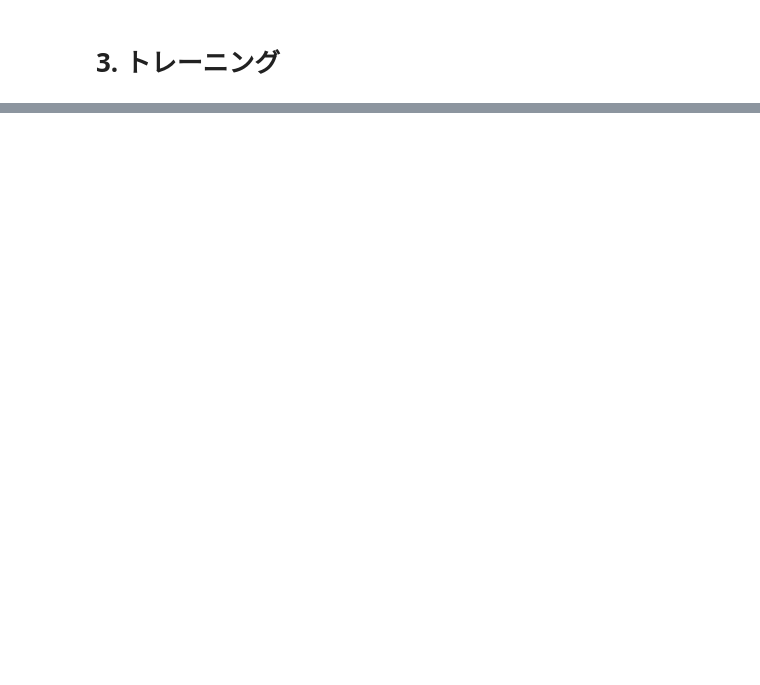
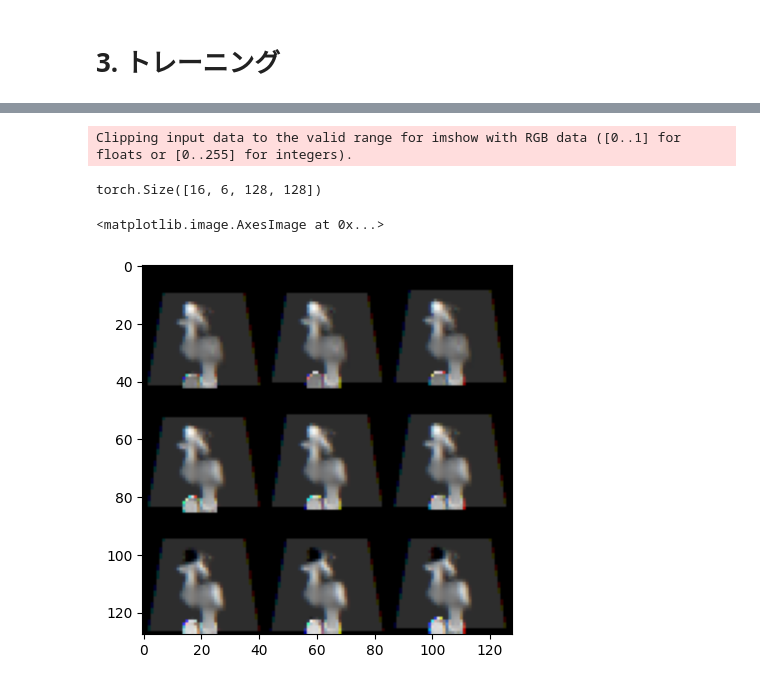
Before and after one commit to magic-sword/PyTorch-Deep-Modality-Blending-Networks, a Jupyter notebook: main.ipynb, the cells around one changed output, grey strips where cells are left out. Saved outputs shown, nothing was run; the diff lists cells and outputs as text; code cells hidden in the pictures; blank space fills up the shorter version.

```diff
--- a/main.ipynb
+++ b/main.ipynb
@@ -243,0 +326,23 @@ for step in range(max_training_step):
+# %%
+        observation = observation.to(device)
+        observation_pose = observation_pose.to(device)
+        target_X = target_X.to(device)
+        img_coef = img_coef.to(device)
+        pose_coef = pose_coef.to(device)
+        target_Y = target_Y.to(device)
+        target_Y_pose = target_Y_pose.to(device)
+        target_time = target_time.to(device)
+
+imputs = [observation, observation_pose]
+coefficients = [img_coef, pose_coef]
+out = blending_encoder(imputs, coefficients, target_time)
+
+img = decoders[0](out)
+pose = decoders[1](out)
+print(img.shape)
+plt.imshow(img[0][:3,:,:].view(128, 128, 3).cpu().detach())
+# %% [output]
+Clipping input data to the valid range for imshow with RGB data ([0..1] for floats or [0..255] for integers).
+torch.Size([16, 6, 128, 128])
+<matplotlib.image.AxesImage at 0x...>
+[figure, added]
```
Also changed, not shown: parts of 11 cells of this notebook, 2 other files.
